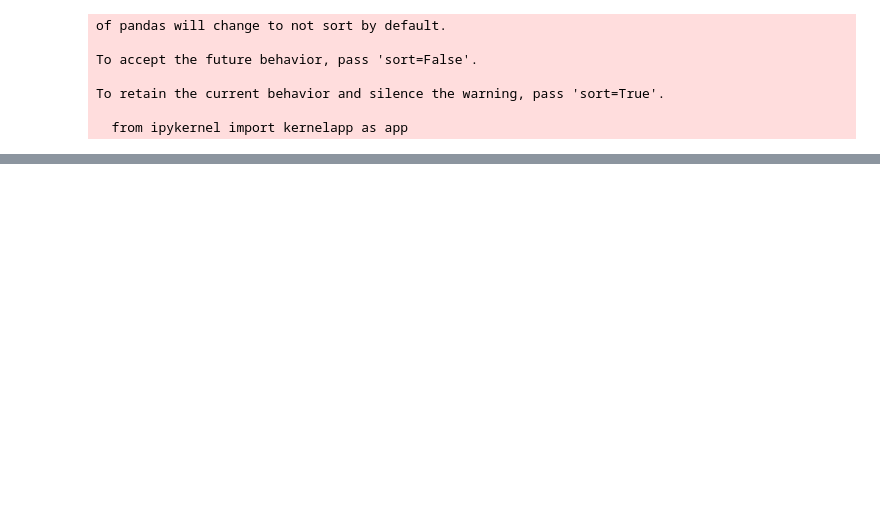
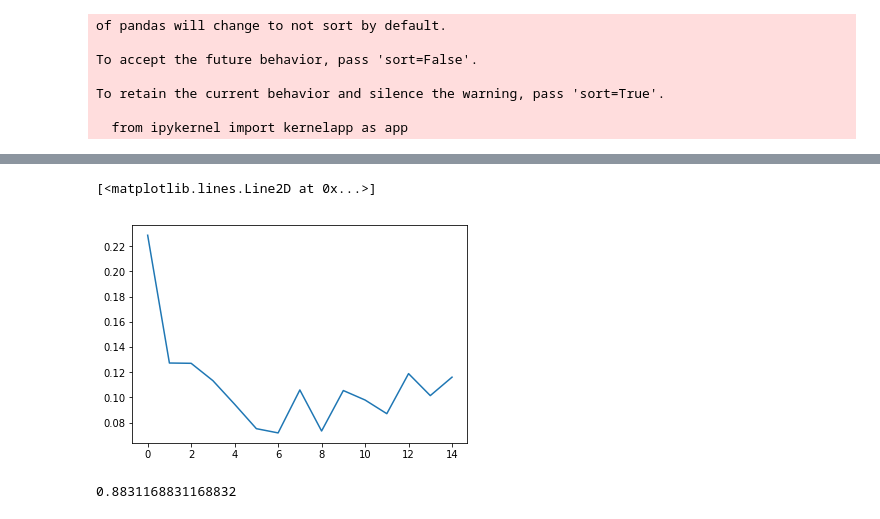
Before and after one commit to marcussteele/nba_churn, a Jupyter notebook: Untitled.ipynb, the cells around one changed output, grey strips where cells are left out. Drawn from its saved outputs; the diff is of its cells as text; code cells hidden in the pictures; blank space fills up the shorter version.

```diff
--- a/Untitled.ipynb
+++ b/Untitled.ipynb
@@ -198,0 +348,5 @@ subset[subset['Salary'].isna()]
+# %%
+plt.plot(scores[:15])
+# %% [output]
+[<matplotlib.lines.Line2D at 0x...>]
+[figure, added]
@@ -198,0 +387,7 @@ subset[subset['Salary'].isna()]
+# %%
+gbc = GradientBoostingClassifier(learning_rate=0.05 ,max_features='sqrt',max_depth=8,n_estimators=100)
+gbc.fit(X0_train,y0_train)
+pred0 = gbc.predict(X0_test)
+f1_score(y0_test,pred0)
+# %% [output]
+0.8831168831168832
```
Also changed, not shown: parts of 77 cells of this notebook.
